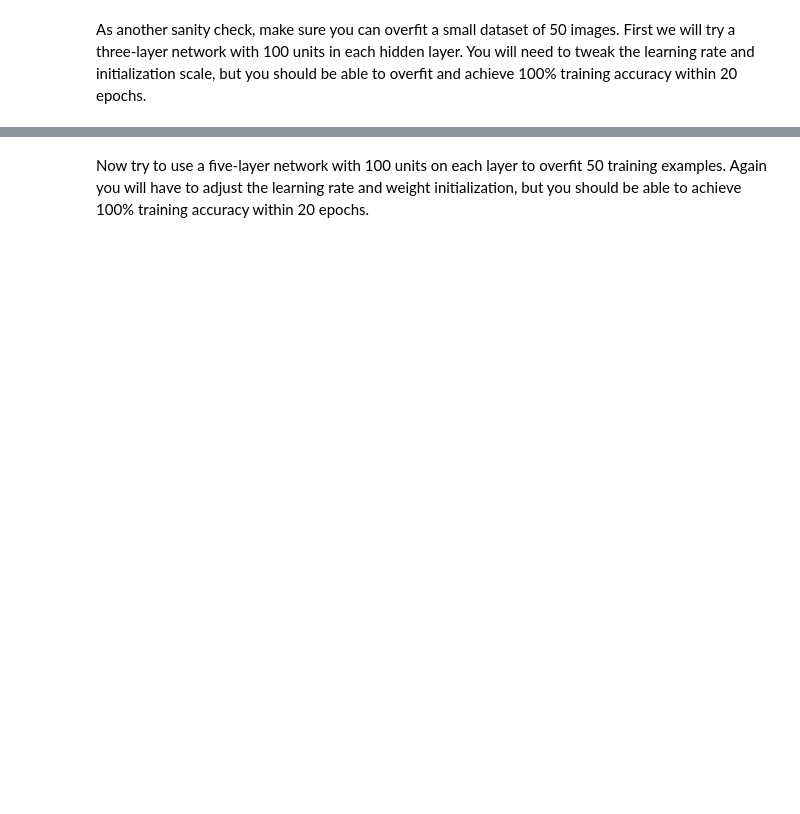
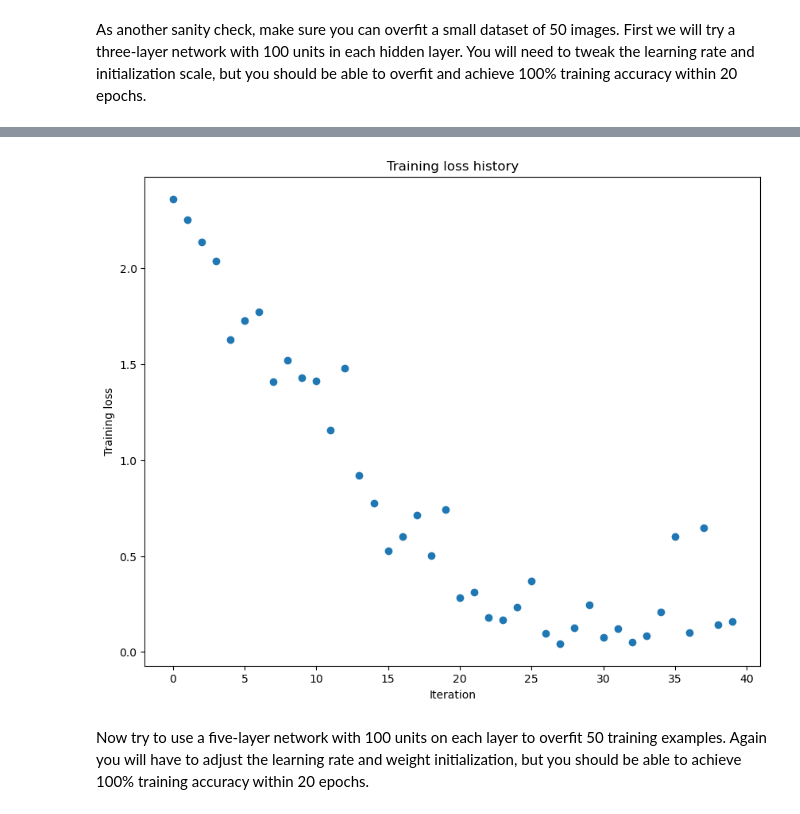
Before and after one commit to vixitor/berkeley_cs182, a Jupyter notebook: hw0code (1)/networks.ipynb, the cells around one changed output, grey strips where cells are left out. Saved outputs shown, nothing was run; the diff lists cells and outputs as text; code cells hidden in the pictures; blank space fills up the shorter version.

```diff
--- a/hw0code (1)/networks.ipynb
+++ b/hw0code (1)/networks.ipynb
@@ -459,7 +477,8 @@ small_data = {
   'X_val': data['X_val'],
   'y_val': data['y_val'],
 }
-
+learning_rate = 1e-2
+weight_scale = 1e-2
 ############################################################################
 ############################################################################
 ############################################################################
@@ -482,3 +501,4 @@ plt.title('Training loss history')
 plt.xlabel('Iteration')
 plt.ylabel('Training loss')
 plt.show()
+# %% [output]
@@ -485,3 +522,4 @@ plt.show()
+[figure, added]
 # %% [markdown]
 Now try to use a five-layer network with 100 units on each layer to overfit 50 training examples. Again you will have to adjust the learning rate and weight initialization, but you should be able to achieve 100% training accuracy within 20 epochs.
 # %%
```
Also changed, not shown: parts of 4 cells of this notebook, 2 other files.
